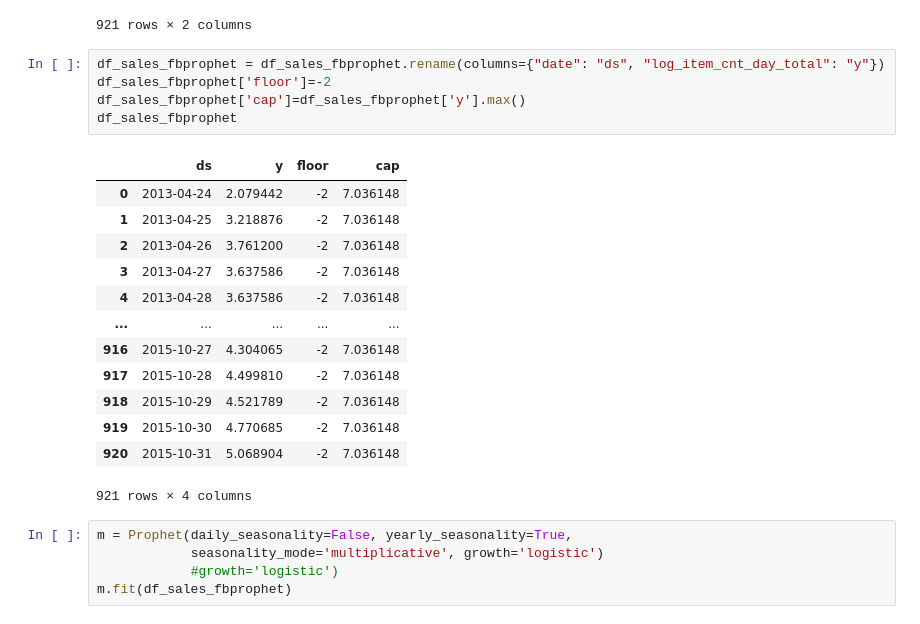
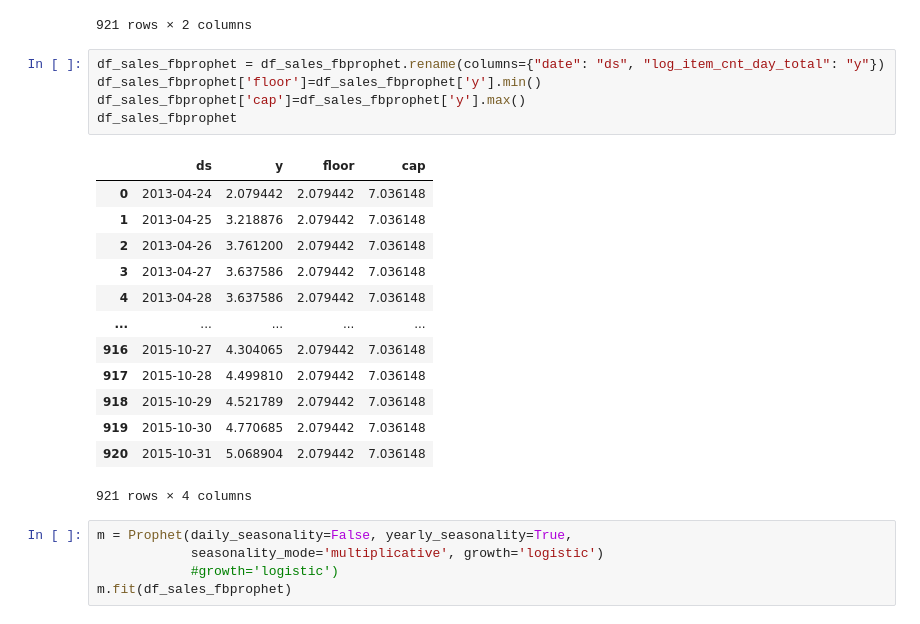
Before and after one commit to much2soft/CEBD1160Project, a Jupyter notebook: prophet/Prophet_Sales_forecast_by_day_log.ipynb, the cells around one changed output. Saved outputs shown, nothing was run; the diff lists cells and outputs as text.

```diff
--- a/prophet/Prophet_Sales_forecast_by_day_log.ipynb
+++ b/prophet/Prophet_Sales_forecast_by_day_log.ipynb
@@ -33,22 +33,22 @@ df_sales_fbprophet
 921 rows × 2 columns
 # %%
 df_sales_fbprophet = df_sales_fbprophet.rename(columns={"date": "ds", "log_item_cnt_day_total": "y"})
-df_sales_fbprophet['floor']=-2
+df_sales_fbprophet['floor']=df_sales_fbprophet['y'].min()
 df_sales_fbprophet['cap']=df_sales_fbprophet['y'].max()
 df_sales_fbprophet
 # %% [output]
 |  | ds | y | floor | cap |
-| 0 | 2013-04-24 | 2.079442 | -2 | 7.036148 |
-| 1 | 2013-04-25 | 3.218876 | -2 | 7.036148 |
-| 2 | 2013-04-26 | 3.761200 | -2 | 7.036148 |
-| 3 | 2013-04-27 | 3.637586 | -2 | 7.036148 |
-| 4 | 2013-04-28 | 3.637586 | -2 | 7.036148 |
+| 0 | 2013-04-24 | 2.079442 | 2.079442 | 7.036148 |
+| 1 | 2013-04-25 | 3.218876 | 2.079442 | 7.036148 |
+| 2 | 2013-04-26 | 3.761200 | 2.079442 | 7.036148 |
+| 3 | 2013-04-27 | 3.637586 | 2.079442 | 7.036148 |
+| 4 | 2013-04-28 | 3.637586 | 2.079442 | 7.036148 |
 | ... | ... | ... | ... | ... |
-| 916 | 2015-10-27 | 4.304065 | -2 | 7.036148 |
-| 917 | 2015-10-28 | 4.499810 | -2 | 7.036148 |
-| 918 | 2015-10-29 | 4.521789 | -2 | 7.036148 |
-| 919 | 2015-10-30 | 4.770685 | -2 | 7.036148 |
-| 920 | 2015-10-31 | 5.068904 | -2 | 7.036148 |
+| 916 | 2015-10-27 | 4.304065 | 2.079442 | 7.036148 |
+| 917 | 2015-10-28 | 4.499810 | 2.079442 | 7.036148 |
+| 918 | 2015-10-29 | 4.521789 | 2.079442 | 7.036148 |
+| 919 | 2015-10-30 | 4.770685 | 2.079442 | 7.036148 |
+| 920 | 2015-10-31 | 5.068904 | 2.079442 | 7.036148 |
 921 rows × 4 columns
 # %%
 m = Prophet(daily_seasonality=False, yearly_seasonality=True,
```
Also changed, not shown: parts of 5 cells of this notebook, 1 other file.
